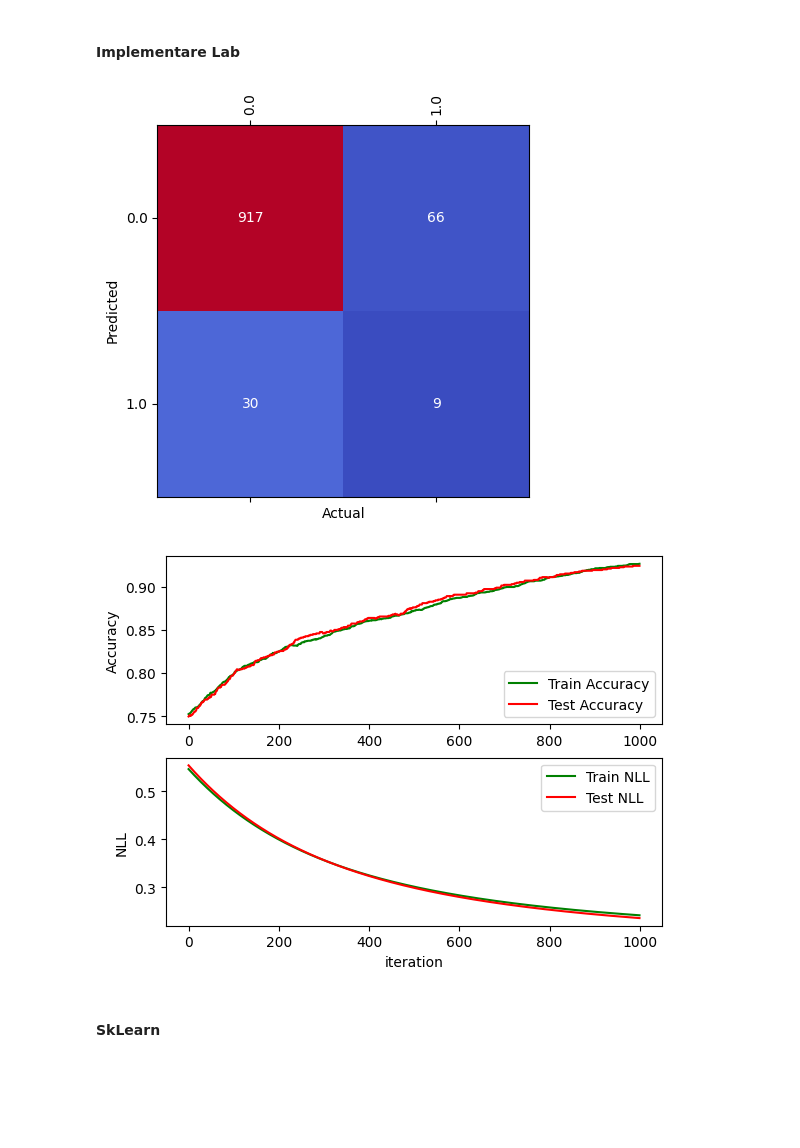
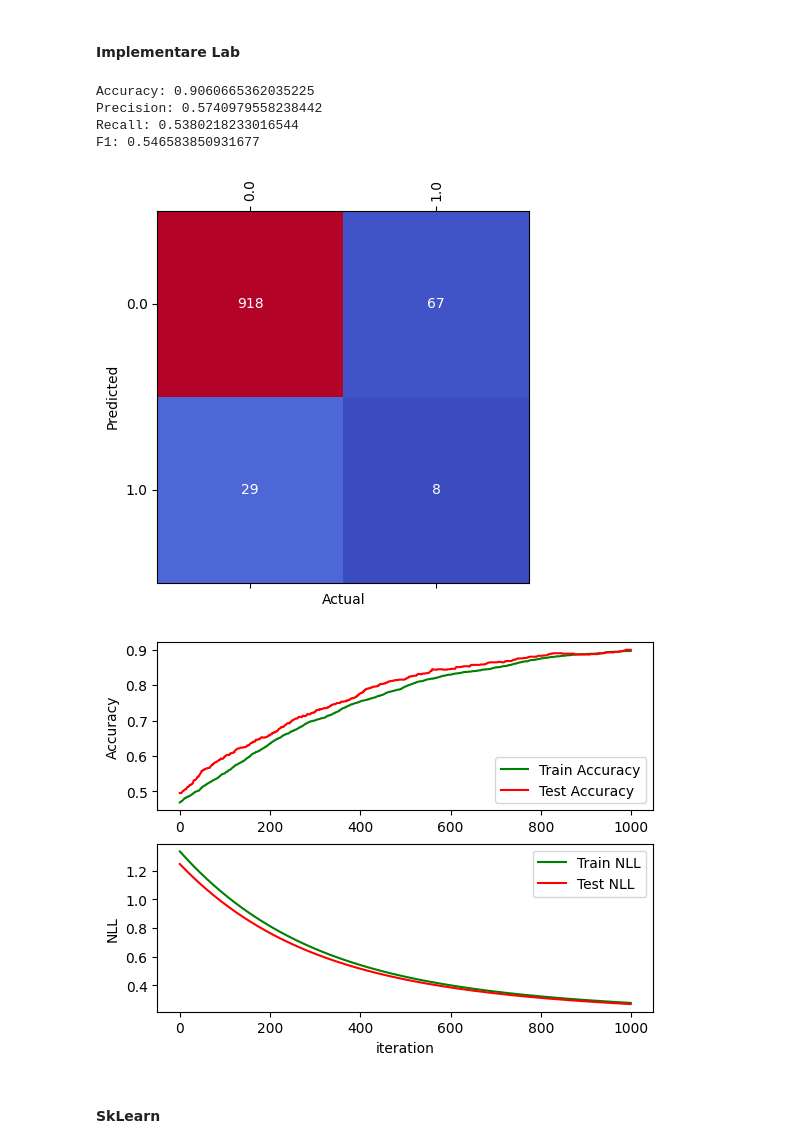
Before and after one commit to Earthbert/IA-project2, a Jupyter notebook: project.ipynb, the cells around one changed output. Saved outputs shown, nothing was run; the diff lists cells and outputs as text; code cells hidden in the pictures; blank space fills up the shorter version.

```diff
--- a/project.ipynb
+++ b/project.ipynb
@@ -403,7 +404,7 @@ class LabLogisticRegression(LogisticRegression):
     def _nll(Y, T):
         N = T.shape[0]
         t_n = T * np.log(Y)
-        t_1_n = (1 - T) * np.log(1 - Y)
+        t_1_n = (1 - T) * np.log(1 - Y + 1e-7)
         return (-1 / N) * np.sum(t_n + t_1_n)
 
     @staticmethod
@@ -456,21 +447,25 @@ def keep_balance(data : pd.DataFrame, target_feature : str):
 # %%
 def apply_logistic_regression_model(train_data : pd.DataFrame,
                                     test_data : pd.DataFrame,
-                                    target_feature: str, model : LogisticRegression):
+                                    target_feature: str, model : LogisticRegression,
+                                    balance = False):
     train_data = train_data.copy()
     test_data = test_data.copy()
 
+    encoder = pre.LabelEncoder()
+
     combined_data = pd.concat([train_data, test_data])
+    combined_data[target_feature] = encoder.fit_transform(combined_data[target_feature])
     combined_data = pd.get_dummies(combined_data, dtype='float64')
     train_data = combined_data[:len(train_data)]
     test_data = combined_data[len(train_data):]
 
-    test_encoder = pre.LabelEncoder()
-
-    pre.LabelEncoder().fit_transform(train_data[target_feature])
-    test_encoder.fit_transform(test_data[target_feature])
-
-    # train_data = keep_balance(train_data, target_feature)
+    if balance:
+        oversampler = over.RandomOverSampler()
+        X = train_data.drop(target_feature, axis=1)
+        y = train_data[target_feature]
+        X, y = oversampler.fit_resample(X, y)
+        train_data = pd.concat([X, y], axis=1)
 
     X = train_data.drop(target_feature, axis=1)
     y = train_data[target_feature]
@@ -480,8 +475,9 @@ def apply_logistic_regression_model(train_data : pd.DataFrame,
     X = test_data.drop(target_feature, axis=1)
 
     predictions = np.round(model.predict(X))
-    results = test_encoder.inverse_transform(predictions.astype(int))
-    results = pd.DataFrame({'actual': test_data[target_feature], 'predicted': results})
+    actual_results = encoder.inverse_transform(test_data[target_feature].astype(np.int64))
+    results = encoder.inverse_transform(predictions.astype(int))
+    results = pd.DataFrame({'actual': actual_results, 'predicted': results})
 
     return results
 # %%
@@ -498,17 +494,36 @@ def show_confusion_matrix(results: pd.DataFrame, target_feature: str):
         for j in range(len(confusion_matrix.columns)):
             plt.text(i, j, str(confusion_matrix.iloc[i, j].round(2)), ha='center', va='center', color='w') # type: ignore
     plt.show()
+# %%
+def compute_show_metrics(results: pd.DataFrame):
+    accuracy = met.accuracy_score(results['actual'], results['predicted'])
+    precision = met.precision_score(results['actual'], results['predicted'], average='macro')
+    recall = met.recall_score(results['actual'], results['predicted'], average='macro')
+    f1 = met.f1_score(results['actual'], results['predicted'], average='macro')
+
+    print(f'Accuracy: {accuracy}')
+    print(f'Precision: {precision}')
+    print(f'Recall: {recall}')
+    print(f'F1: {f1}')
 # %% [markdown]
 ### AVC
 # %% [markdown]
 #### Implementare Lab
 # %%
 model = LabLogisticRegression(learning_rate=0.01, epochs=1000, test_size=0.2)
-results = apply_logistic_regression_model(pre_avc_train_data, pre_avc_test_data, avc_target_category, model)
+results = apply_logistic_regression_model(pre_avc_train_data,
+                                          pre_avc_test_data,
+                                          avc_target_category,
+                                          model, balance = False)
+compute_show_metrics(results)
 show_confusion_matrix(results, avc_target_category)
 model.plot()
 # %% [output]
+Accuracy: 0.9060665362035225
+Precision: 0.5740979558238442
+Recall: 0.5380218233016544
+F1: 0.546583850931677
 [figure]
-[figure, old version]
+[figure, new version]
 # %% [markdown]
 #### SkLearn
```
Also changed, not shown: parts of 5 cells of this notebook.
